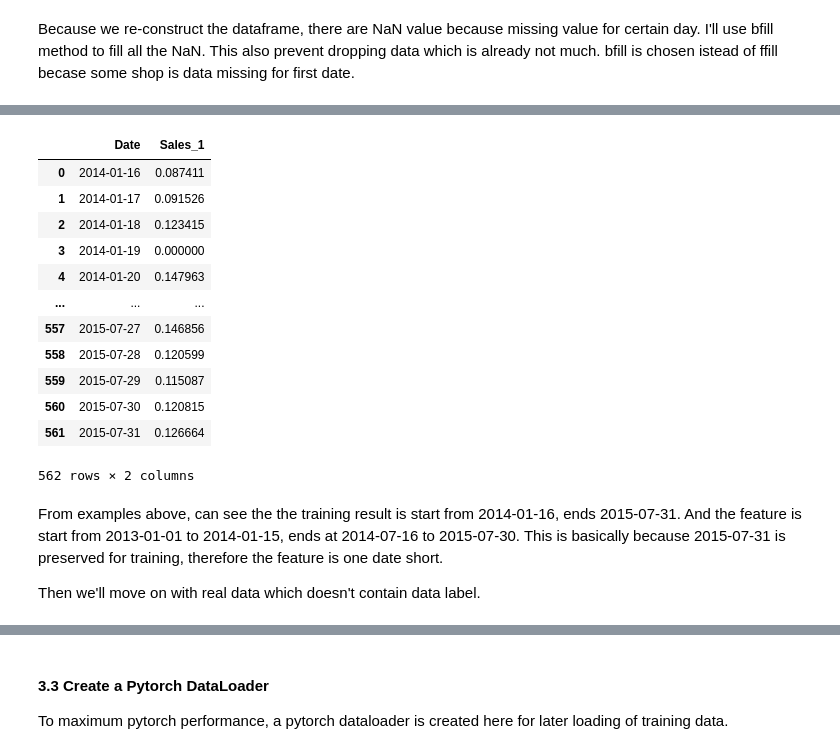
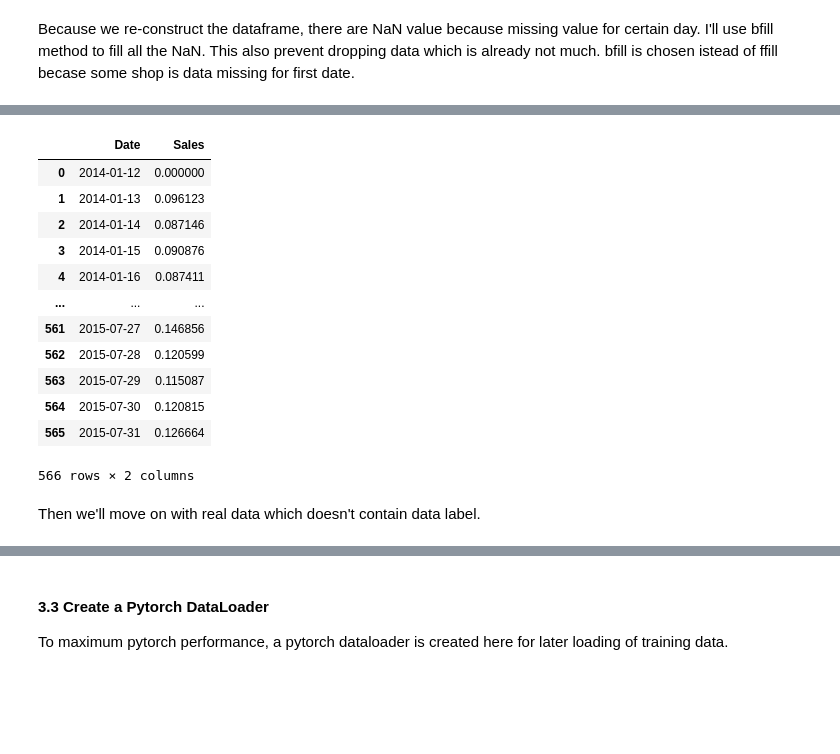
Before and after one commit to tianyiran02/udacityML_FinalProject, a Jupyter notebook: final_project.ipynb, the cells around one changed output, grey strips where cells are left out. Cells and saved outputs as stored; diff of their text form; code cells hidden in the pictures; blank space fills up the shorter version.

Commit message:
now the model is there

```diff
--- a/final_project.ipynb
+++ b/final_project.ipynb
@@ -606,7 +604,14 @@ Because there are yearly pattern in the data, the time lookback is 380 days.
 # %%
 # Load data to proceed
-trainingDataXDf = pd.read_csv('trainX.csv')
-trainingDataXDf['Date'] = pd.to_datetime(trainingDataXDf['Date'])
-trainingDataYDf = pd.read_csv('trainY.csv')
-trainingDataYDf['Date'] = pd.to_datetime(trainingDataYDf['Date'])
+#trainingDataXDf = pd.read_csv('trainX.csv')
+#trainingDataXDf['Date'] = pd.to_datetime(trainingDataXDf['Date'])
+#trainingDataYDf = pd.read_csv('trainY.csv')
+#trainingDataYDf['Date'] = pd.to_datetime(trainingDataYDf['Date'])
+# %%
+# Set the default global value
+LOOKBACK = 30
+ATTENTION = 365
+ATTENTIONPERIOD = 10
+OPENLOOKBACK = 6
+PROMODATE = 7
 # %%
@@ -657,30 +699,30 @@ store1FullDataX
 # %%
-def generatYSeriesDataFromStore(df=trainingDataYDf, lookback=740, Store=1, withDate=False):
+def generatYSeriesDataFromStore(df=trainingDataYDf, attention=ATTENTION,
+                                attentionPeriod=ATTENTIONPERIOD, Store=1, withDate=False):
     storeStr = "Sales_{}".format(Store)
     if withDate==True:
         df = df.loc[:,['Date',storeStr]]
     else:
         df = df.loc[:,[storeStr]]
-    return df.iloc[-(df.shape[0] - lookback):,:].reset_index(drop=True)
+
+    df = df.iloc[-(df.shape[0] - (attention+attentionPeriod+1)):,:].reset_index(drop=True)
+    df.rename(columns={storeStr:'Sales'}, inplace=True)
+    return df
 
 # get the fullY
-store1FullDataY = generatYSeriesDataFromStore(df=trainingDataYDf, lookback=380, Store=1, withDate=True)
+store1FullDataY = generatYSeriesDataFromStore(df=trainingDataYDf, attention=ATTENTION, Store=1, withDate=True)
 store1FullDataY
 # %% [output]
-|  | Date | Sales_1 |
-| 0 | 2014-01-16 | 0.087411 |
-| 1 | 2014-01-17 | 0.091526 |
-| 2 | 2014-01-18 | 0.123415 |
-| 3 | 2014-01-19 | 0.000000 |
-| 4 | 2014-01-20 | 0.147963 |
+|  | Date | Sales |
+| 0 | 2014-01-12 | 0.000000 |
+| 1 | 2014-01-13 | 0.096123 |
+| 2 | 2014-01-14 | 0.087146 |
+| 3 | 2014-01-15 | 0.090876 |
+| 4 | 2014-01-16 | 0.087411 |
 | ... | ... | ... |
-| 557 | 2015-07-27 | 0.146856 |
-| 558 | 2015-07-28 | 0.120599 |
-| 559 | 2015-07-29 | 0.115087 |
-| 560 | 2015-07-30 | 0.120815 |
-| 561 | 2015-07-31 | 0.126664 |
+| 561 | 2015-07-27 | 0.146856 |
+| 562 | 2015-07-28 | 0.120599 |
+| 563 | 2015-07-29 | 0.115087 |
+| 564 | 2015-07-30 | 0.120815 |
+| 565 | 2015-07-31 | 0.126664 |
-562 rows × 2 columns
+566 rows × 2 columns
-# %% [markdown]
-From examples above, can see the the training result is start from 2014-01-16, ends 2015-07-31. And the feature is start from 2013-01-01 to 2014-01-15, ends at 2014-07-16 to 2015-07-30. This is basically because 2015-07-31 is preserved for training, therefore the feature is one date short.
-
-Then we'll move on with real data which doesn't contain data label.
@@ -693,0 +729,2 @@ store1FullDataX = generatXSeriesDataFromStore(df=trainingDataXDf, lookback=740,
+# %% [markdown]
+Then we'll move on with real data which doesn't contain data label.
```
Also changed, not shown: parts of 26 cells of this notebook.
